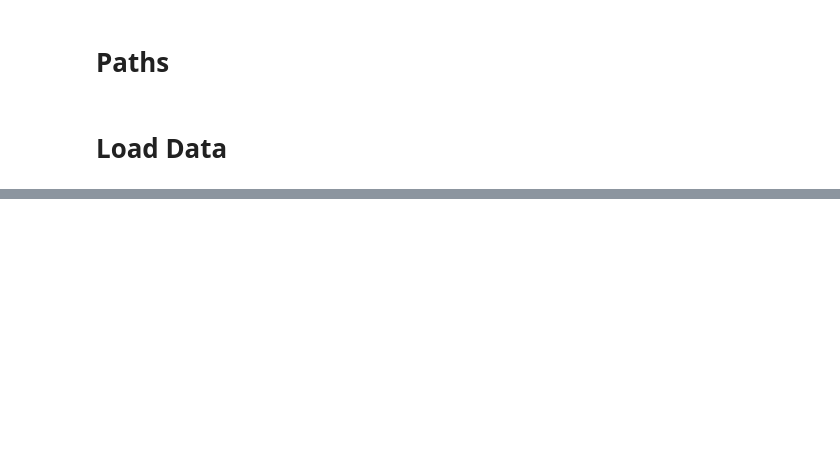
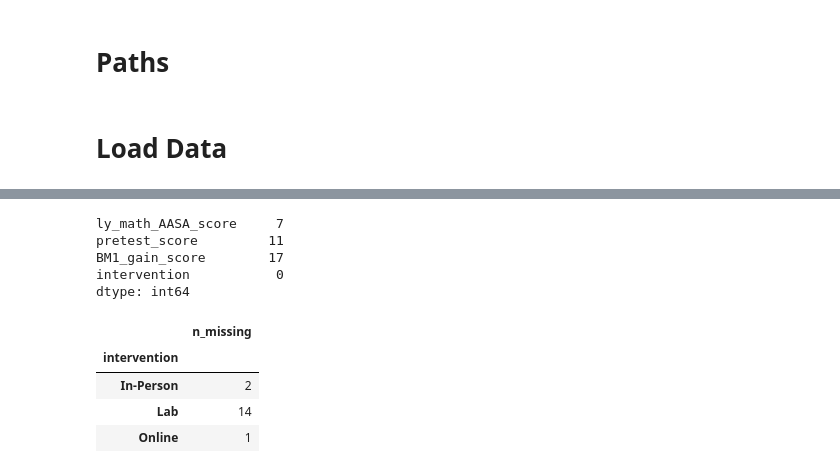
Before and after one commit to robertdcarlisle/2026-Summer-Bridge, a Jupyter notebook: notebooks/analysis.ipynb, the cells around one changed output, grey strips where cells are left out. Saved outputs shown, nothing was run; the diff lists cells and outputs as text; code cells hidden in the pictures; blank space fills up the shorter version.

```diff
--- a/notebooks/analysis.ipynb
+++ b/notebooks/analysis.ipynb
@@ -54,0 +244,18 @@ df.head()
+# %%
+# 1) Are there missing values?
+df[['ly_math_AASA_score', 'pretest_score', 'BM1_gain_score','intervention']].isna().sum()
+# %% [output]
+ly_math_AASA_score     7
+pretest_score         11
+BM1_gain_score        17
+intervention           0
+dtype: int64
+# %%
+# missing by group
+df.groupby('intervention')['BM1_gain_score'].apply(lambda x: x.isna().sum()).to_frame('n_missing')
+# %% [output]
+|  | n_missing |
+| intervention |  |
+| In-Person | 2 |
+| Lab | 14 |
+| Online | 1 |
```
Also changed, not shown: parts of 30 cells of this notebook.
